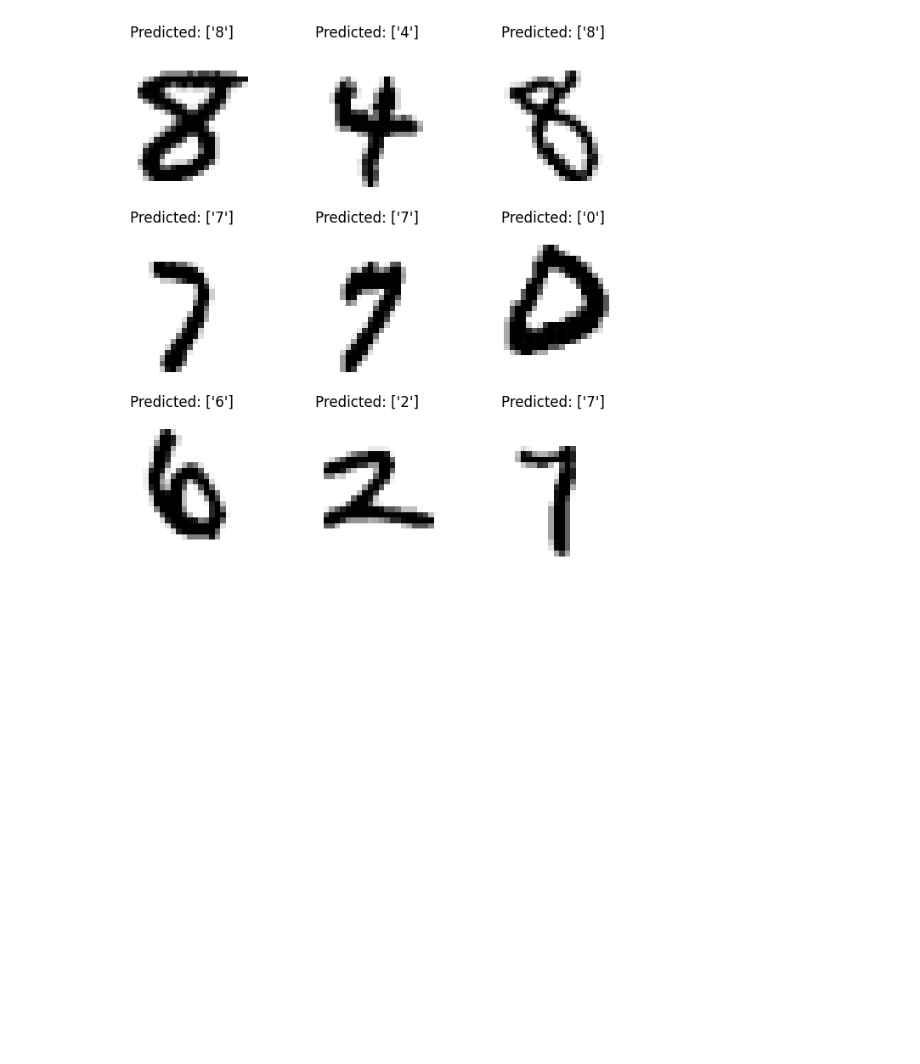
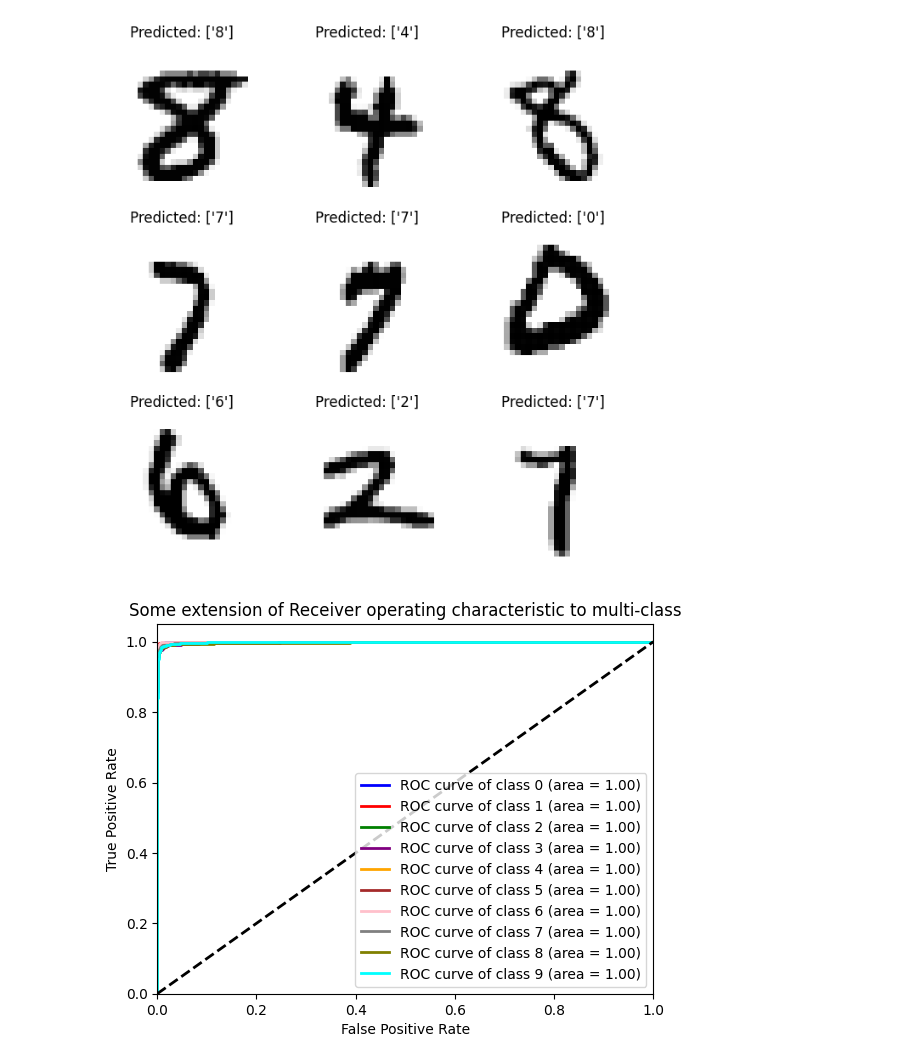
Before and after one commit to hongqin/AI-camp, a Jupyter notebook: MINIST_neural_network.ipynb, the cells around one changed output. Drawn from its saved outputs; the diff is of its cells as text; code cells hidden in the pictures; blank space fills up the shorter version.

Commit message:
ROC curve added with GPT

```diff
--- a/MINIST_neural_network.ipynb
+++ b/MINIST_neural_network.ipynb
@@ -68,3 +68,67 @@ for i, ax in enumerate(axes.flat):
 plt.show()
 # %% [output]
 [figure]
+# %%
+# Import necessary libraries
+import numpy as np
+import matplotlib.pyplot as plt
+from sklearn.neural_network import MLPClassifier
+from sklearn.datasets import fetch_openml
+from sklearn.model_selection import train_test_split
+from sklearn.metrics import roc_curve, auc
+from sklearn.preprocessing import label_binarize
+from sklearn.multiclass import OneVsRestClassifier
+from sklearn.metrics import roc_auc_score
+
+# Load the MNIST dataset
+mnist = fetch_openml('mnist_784')
+
+# Prepare the data and labels
+X = mnist.data
+y = mnist.target
+
+# Binarize the labels for One-vs-Rest
+y = label_binarize(y, classes=[str(i) for i in range(10)])
+n_classes = y.shape[1]
+
+# Split the data into training and testing sets
+X_train, X_test, y_train, y_test = train_test_split(X, y, test_size=0.2, random_state=42)
+
+# Normalize the input data
+X_train = X_train / 255.0
+X_test = X_test / 255.0
+
+# Define the MLP classifier within OneVsRestClassifier
+mlp = OneVsRestClassifier(MLPClassifier(hidden_layer_sizes=(64, 64), activation='relu', random_state=42))
+
+# Train the MLP classifier
+mlp.fit(X_train, y_train)
+
+# Predict probabilities
+y_score = mlp.predict_proba(X_test)
+
+# Compute ROC curve and ROC area for each class
+fpr = dict()
+tpr = dict()
+roc_auc = dict()
+for i in range(n_classes):
+    fpr[i], tpr[i], _ = roc_curve(y_test[:, i], y_score[:, i])
+    roc_auc[i] = auc(fpr[i], tpr[i])
+
+# Plot all ROC curves
+plt.figure()
+colors = ['blue', 'red', 'green', 'purple', 'orange', 'brown', 'pink', 'gray', 'olive', 'cyan']
+for i, color in zip(range(n_classes), colors):
+    plt.plot(fpr[i], tpr[i], color=color, lw=2,
+             label='ROC curve of class {0} (area = {1:0.2f})'.format(i, roc_auc[i]))
+
+plt.plot([0, 1], [0, 1], 'k--', lw=2)
+plt.xlim([0.0, 1.0])
+plt.ylim([0.0, 1.05])
+plt.xlabel('False Positive Rate')
+plt.ylabel('True Positive Rate')
+plt.title('Some extension of Receiver operating characteristic to multi-class')
+plt.legend(loc="lower right")
+plt.show()
+# %% [output]
+[figure, added]
```
